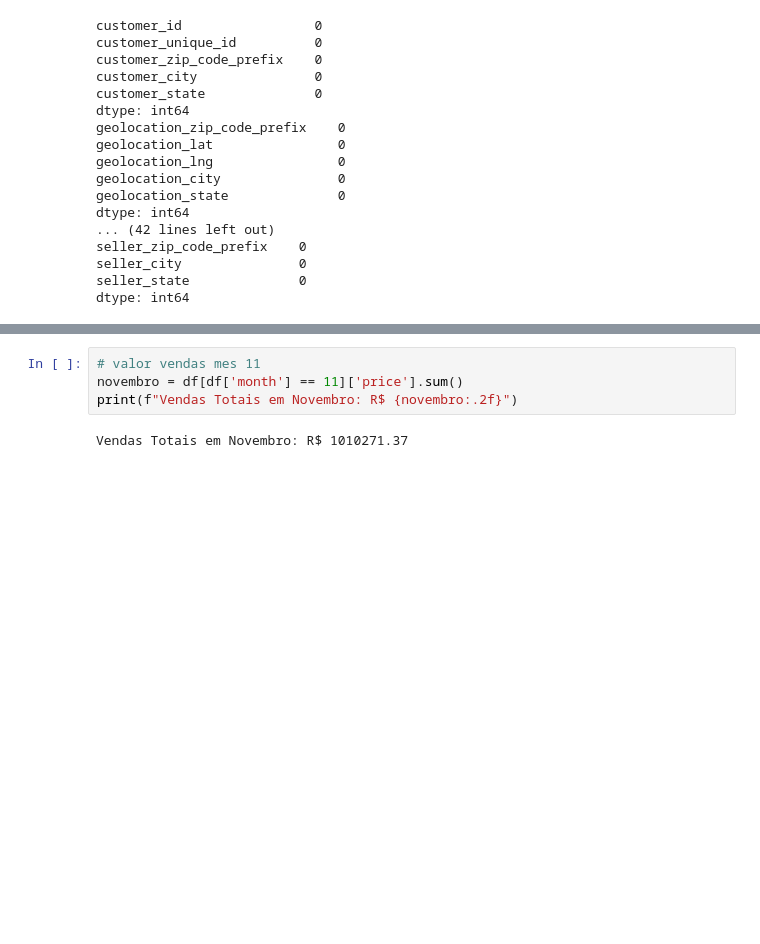
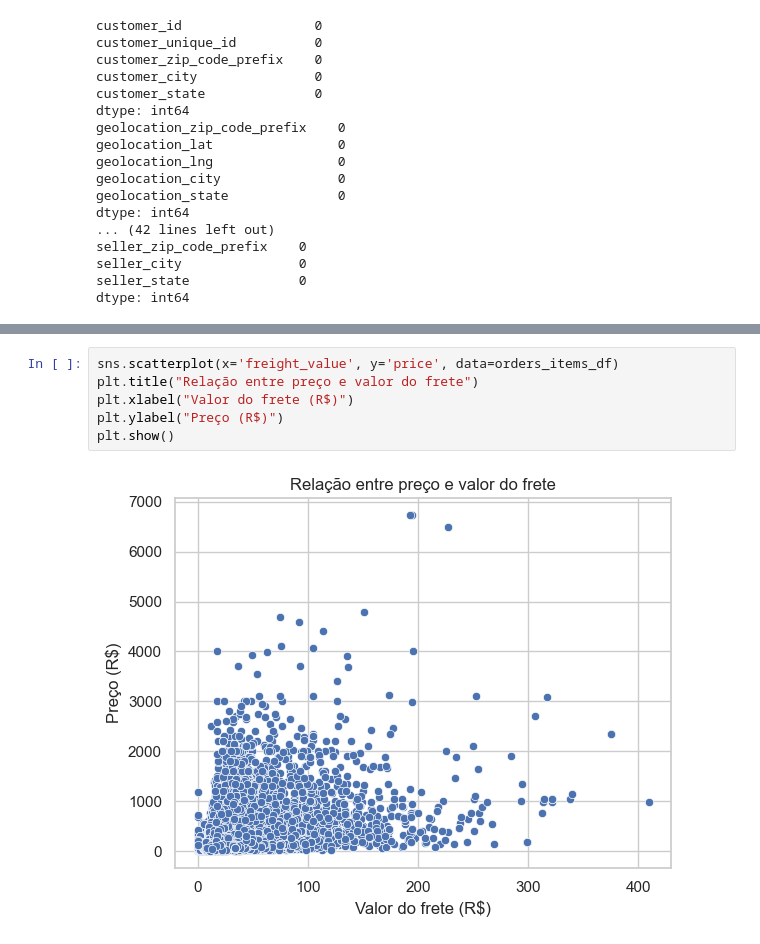
Before and after one commit to edilton-bs/projeto-analisepreditivavendas, a Jupyter notebook: notebooks/01_data_preprocessing_eda.ipynb.ipynb, the cells around one changed output, grey strips where cells are left out. Drawn from its saved outputs; the diff is of its cells as text; blank space fills up the shorter version.

```diff
--- a/notebooks/01_data_preprocessing_eda.ipynb.ipynb
+++ b/notebooks/01_data_preprocessing_eda.ipynb.ipynb
@@ -194,9 +194,11 @@ plt.ylabel("Vendas Totais em milhões (R$)")
 plt.show()
 # %% [output]
 [figure]
-# %%
-# valor vendas mes 11
-novembro = df[df['month'] == 11]['price'].sum()
-print(f"Vendas Totais em Novembro: R$ {novembro:.2f}")
-# %% [output]
-Vendas Totais em Novembro: R$ 1010271.37
+# %%
+sns.scatterplot(x='freight_value', y='price', data=orders_items_df)
+plt.title("Relação entre preço e valor do frete")
+plt.xlabel("Valor do frete (R$)")
+plt.ylabel("Preço (R$)")
+plt.show()
+# %% [output]
+[figure, added]
```
Also changed, not shown: parts of 7 cells of this notebook.
